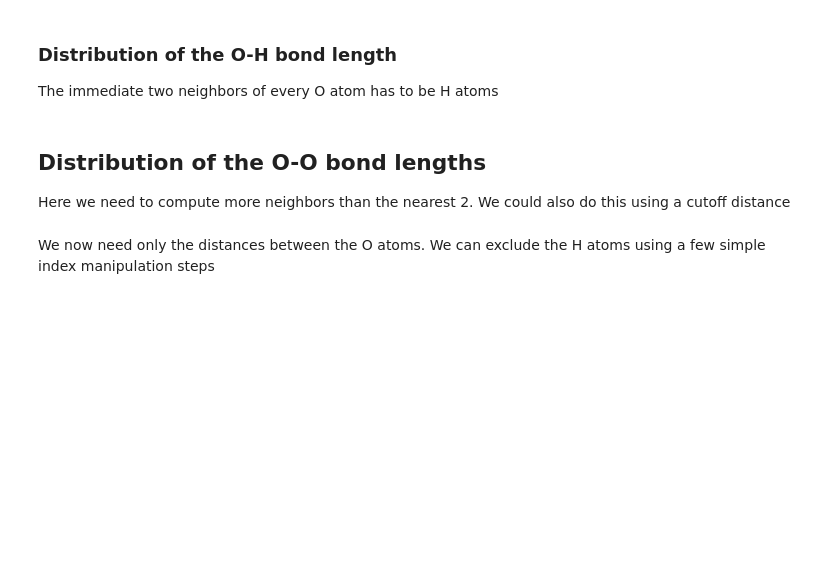
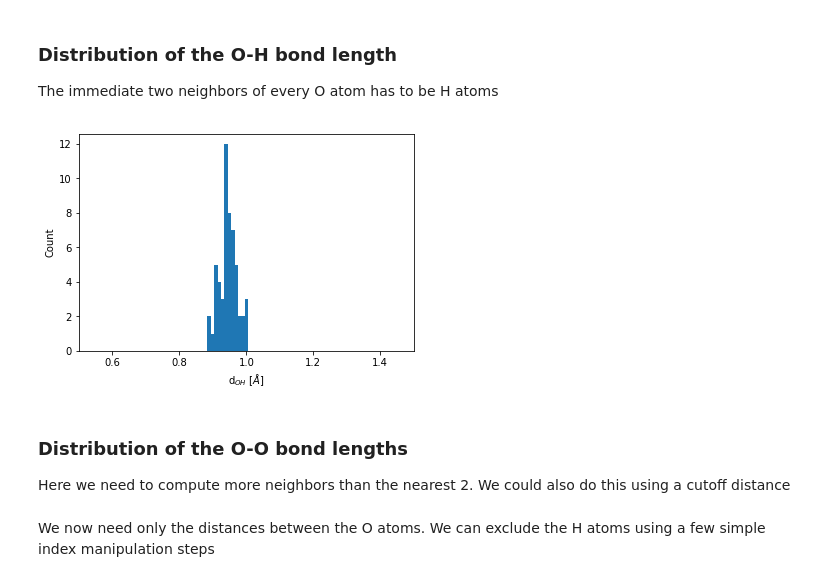
Before and after one commit to pyiron/pyiron, a Jupyter notebook: source/example_notebooks/water_MD.ipynb, the cells around one changed output. Cells and saved outputs as stored; diff of their text form; code cells hidden in the pictures; blank space fills up the shorter version.

```diff
--- a/source/example_notebooks/water_MD.ipynb
+++ b/source/example_notebooks/water_MD.ipynb
@@ -174,13 +127,15 @@ neighbors = final_struct.get_neighbors(num_neighbors=2)
 
 The immediate two neighbors of every O atom has to be H atoms
 # %%
-bins = np.linspace(0.5, 1.5, 200)
+bins = np.linspace(0.5, 1.5, 100)
 _ = plt.hist(np.hstack(neighbors.distances[O_indices]), bins=bins)
 plt.xlim(0.5, 1.5)
 plt.xlabel("d$_{OH}$ [$\AA$]")
 plt.ylabel("Count");
+# %% [output]
+[figure, added]
 # %% [markdown]
-## Distribution of the O-O bond lengths
+### Distribution of the O-O bond lengths
 
 Here we need to compute more neighbors than the nearest 2. We could also do this using a cutoff distance
 # %%
```
Also changed, not shown: parts of 19 cells of this notebook.
